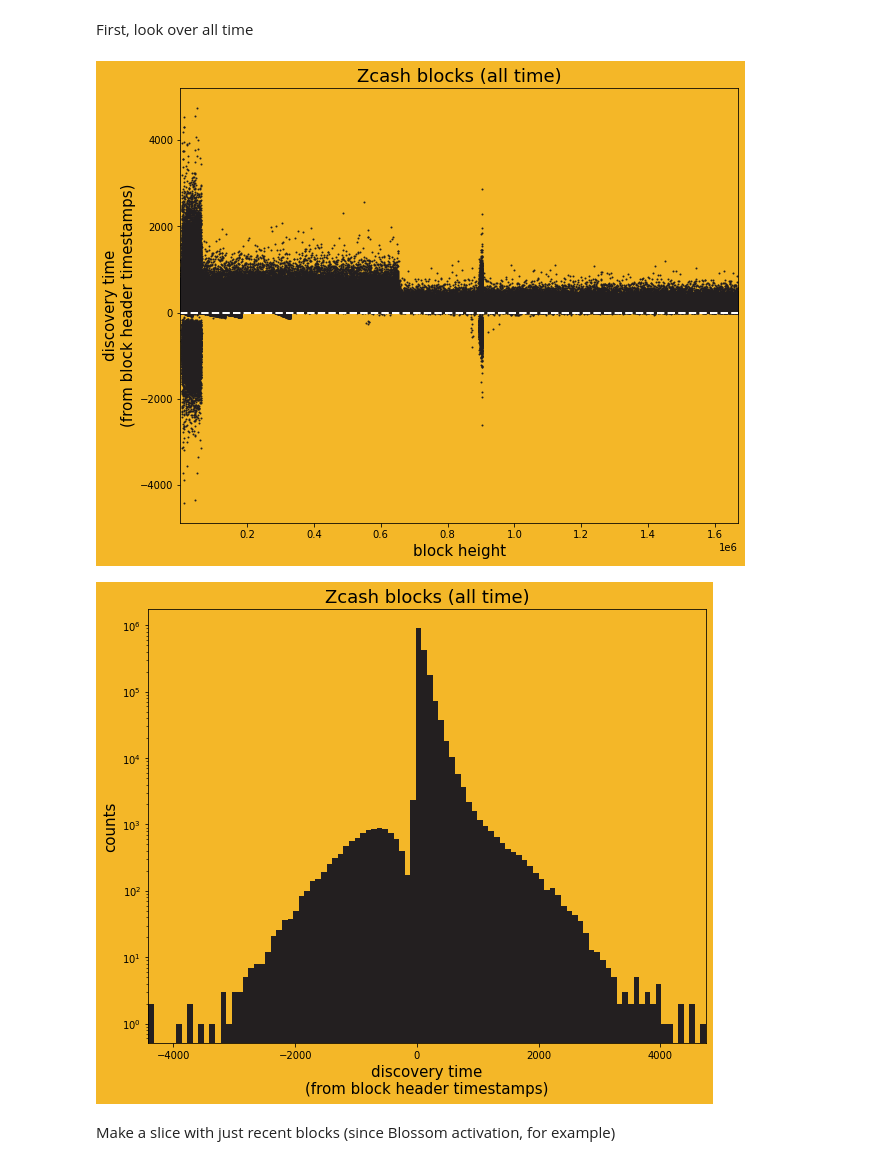
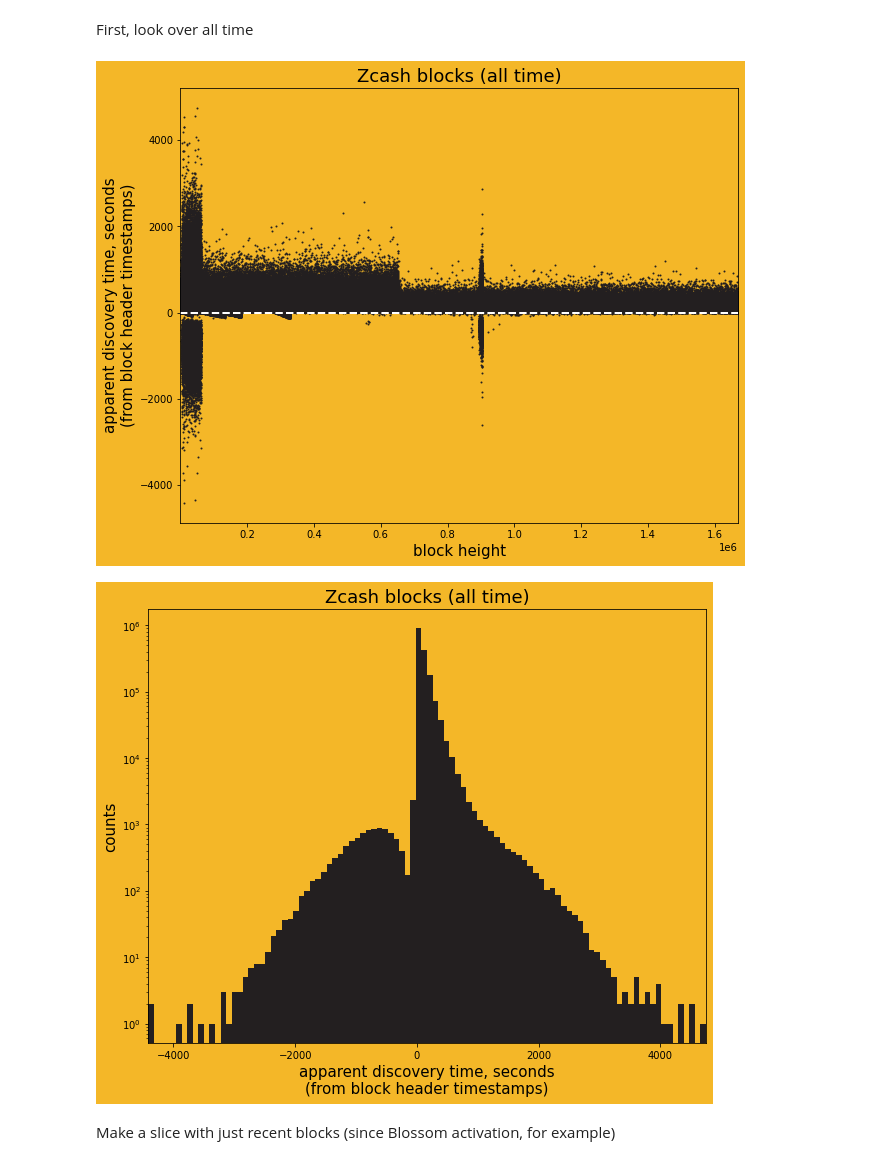
Before and after one commit to Mitchellpkt/zcash_block_discovery_intervals, a Jupyter notebook: analysis.ipynb, the cells around one changed output. Drawn from its saved outputs; the diff is of its cells as text; code cells hidden in the pictures.

Commit message:
tweak: add units to plot

```diff
--- a/analysis.ipynb
+++ b/analysis.ipynb
@@ -78,14 +78,14 @@ blockchain.data.sort_values(by='discovery_time_sec', ascending=True, inplace=Fal
 # %% [markdown]
 First, look over all time
 # %%
-label: str = 'discovery time\n(from block header timestamps)'
+label: str = 'apparent discovery time, seconds\n(from block header timestamps)'
 title: str = "Zcash blocks (all time)"
 blockchain.scatter('discovery_time_sec', grid=False, markersize=1, title=title, ylabel=label, xlabel='block height')
 plt.axhline(y=0, color='w', linestyle='--', linewidth=2)
 blockchain.hist('discovery_time_sec', grid=False, log_axes='y', bins=100, title=title, xlabel=label);
 # %% [output]
-[figure, old version]
+[figure, new version]
-[figure, old version]
+[figure, new version]
 # %% [markdown]
 Make a slice with just recent blocks (since Blossom activation, for example)
 # %%
```
Also changed, not shown: parts of 1 cell of this notebook.
